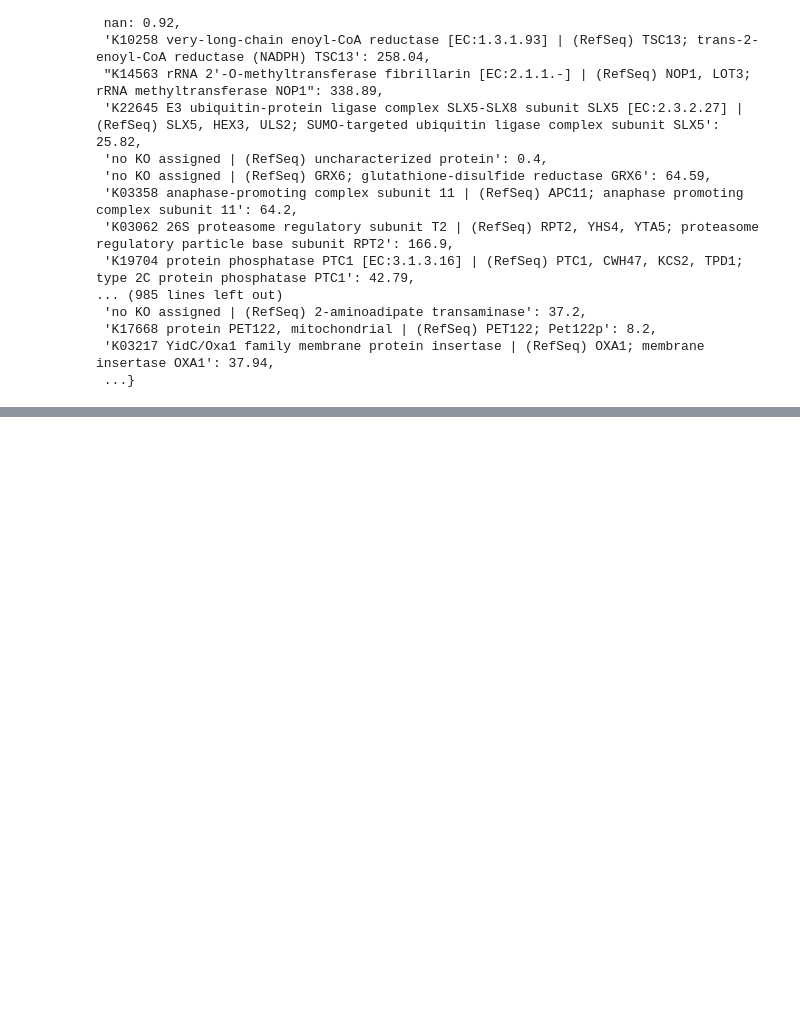
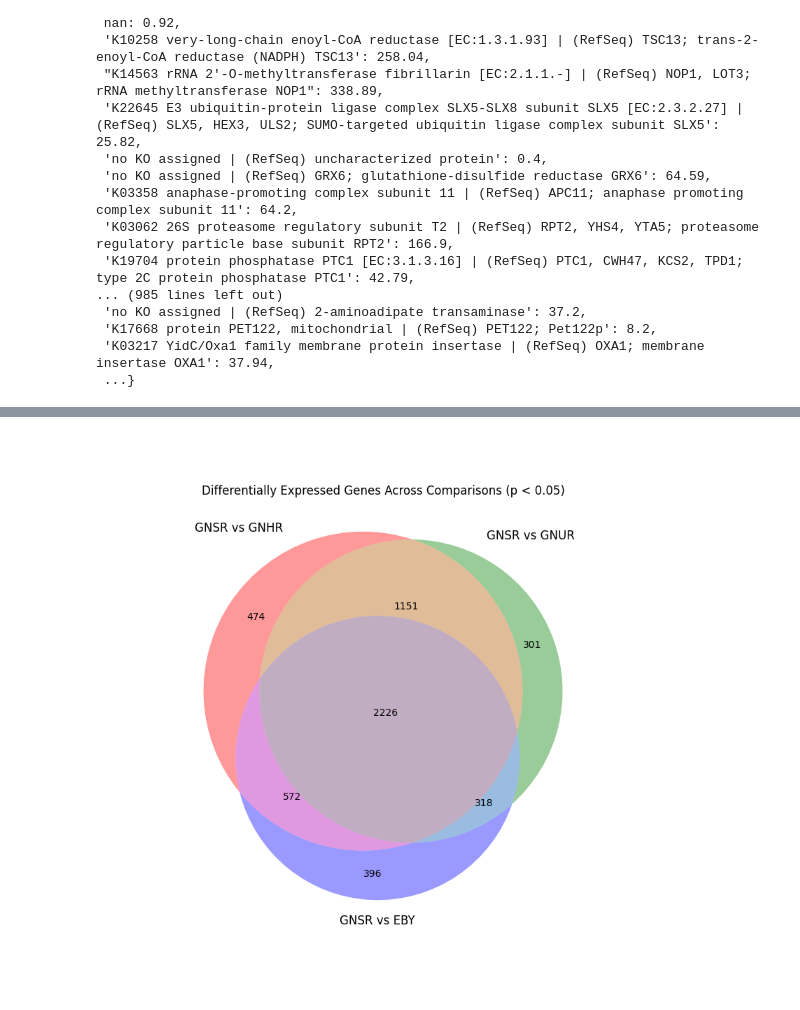
Before and after one commit to jacobbw98/SUMO_seq_project, a Jupyter notebook: code.ipynb, the cells around one changed output, grey strips where cells are left out. Saved outputs shown, nothing was run; the diff lists cells and outputs as text; code cells hidden in the pictures; blank space fills up the shorter version.

```diff
--- a/code.ipynb
+++ b/code.ipynb
@@ -361,0 +427,34 @@ EBY_1_gene_transcripts
+# %%
+def get_de_genes(df, group1_cols, group2_cols, p_value_threshold=0.05):
+    p_values = stats.ttest_ind(
+        df[group1_cols],
+        df[group2_cols],
+        axis=1,
+        equal_var=False,
+        nan_policy='omit'
+    ).pvalue
+    significant_df = df[p_values < p_value_threshold]
+    return significant_df['Geneid'].tolist()
+
+# Define the column groups for your conditions (EBY-U is removed)
+eby_cols = ['EBY_1', 'EBY_2', 'EBY_3']
+gnsr_cols = ['EBY-GNSR_1', 'EBY-GNSR_2']
+gnhr_cols = ['EBY-GNHR_1', 'EBY-GNHR_2', 'EBY-GNHR_3']
+gnur_cols = ['EBY-GNUR_1', 'EBY-GNUR_2', 'EBY-GNUR_3']
+
+# Generate the three lists of differentially expressed genes
+gnsr_vs_gnhr_genes = get_de_genes(fpkm_df, gnsr_cols, gnhr_cols)
+gnsr_vs_gnur_genes = get_de_genes(fpkm_df, gnsr_cols, gnur_cols)
+gnsr_vs_eby_genes = get_de_genes(fpkm_df, gnsr_cols, eby_cols)
+
+# Create the 3-way Venn diagram
+plt.figure(figsize=(8, 8))
+venn3(
+    [set(gnsr_vs_gnhr_genes), set(gnsr_vs_gnur_genes), set(gnsr_vs_eby_genes)],
+    set_labels=('GNSR vs GNHR', 'GNSR vs GNUR', 'GNSR vs EBY')
+)
+
+plt.title("Differentially Expressed Genes Across Comparisons (p < 0.05)")
+plt.show()
+# %% [output]
+[figure, added]
```
Also changed, not shown: parts of 11 cells of this notebook.
